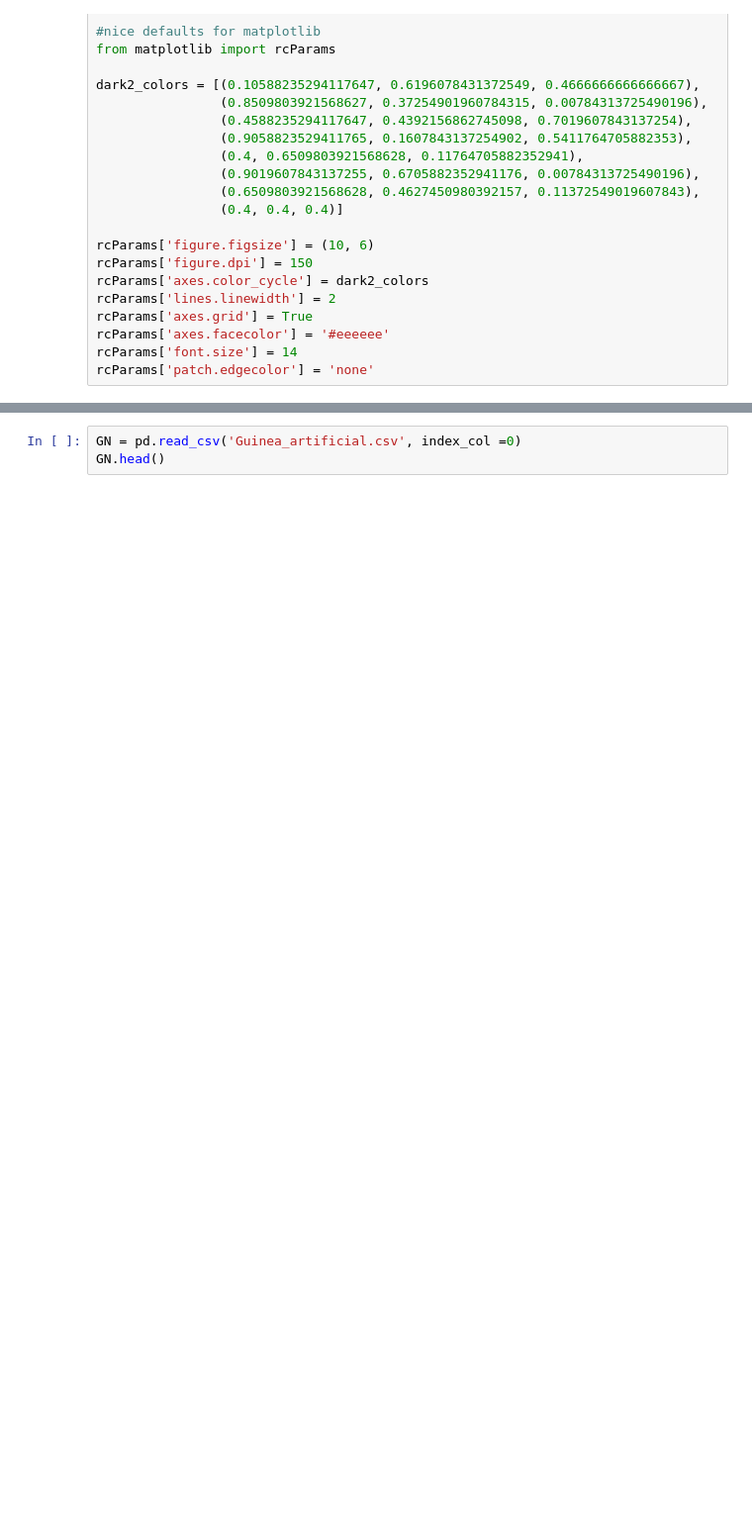
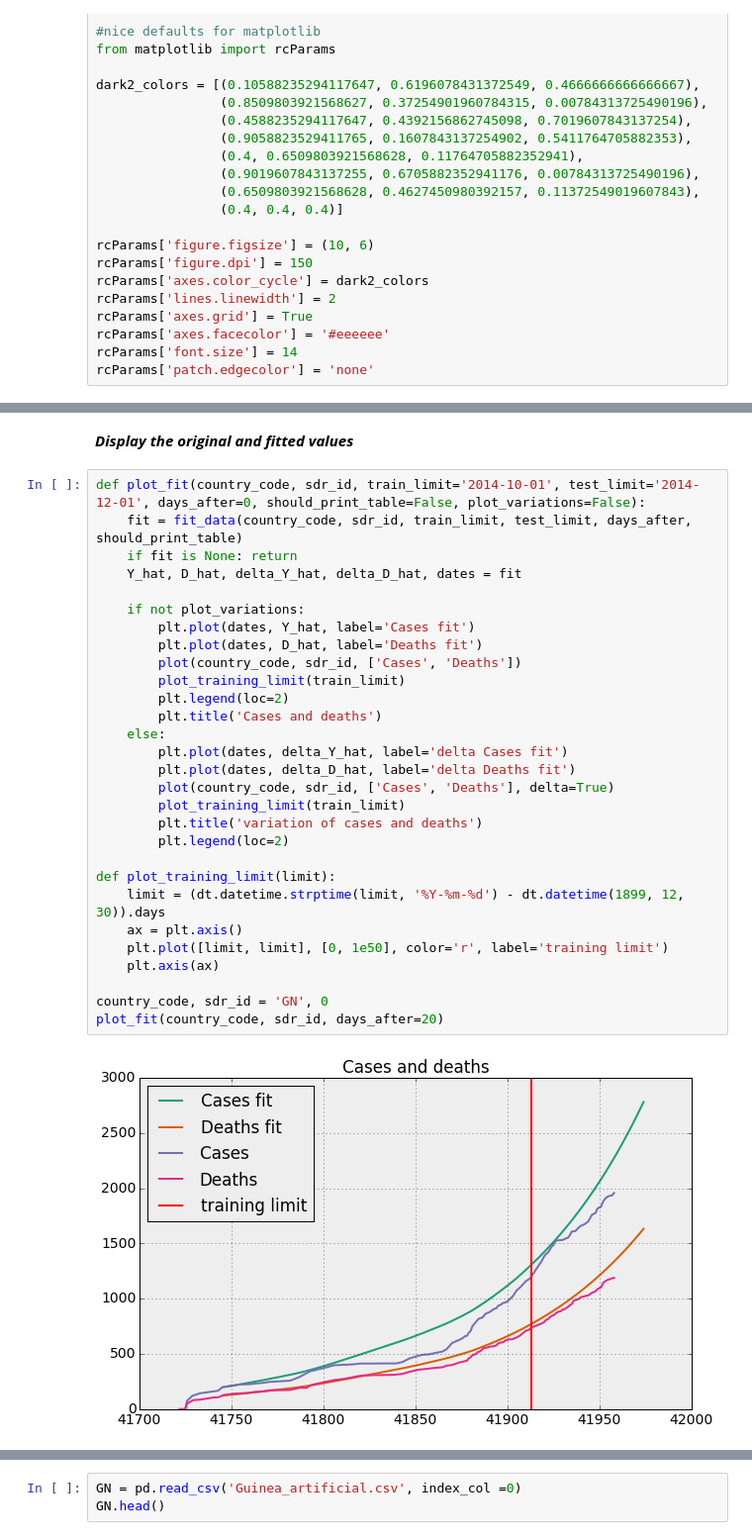
Before and after one commit to gsabran/data-science-project, a Jupyter notebook: code/timeseries.ipynb, the cells around one changed output, grey strips where cells are left out. Shown at 99% size. Cells and saved outputs as stored; diff of their text form; blank space fills up the shorter version.

```diff
--- a/code/timeseries.ipynb
+++ b/code/timeseries.ipynb
@@ -392,0 +472,33 @@ selected_regions.head()
+# %% [markdown]
+***Display the original and fitted values***
+# %%
+def plot_fit(country_code, sdr_id, train_limit='2014-10-01', test_limit='2014-12-01', days_after=0, should_print_table=False, plot_variations=False):
+    fit = fit_data(country_code, sdr_id, train_limit, test_limit, days_after, should_print_table)
+    if fit is None: return
+    Y_hat, D_hat, delta_Y_hat, delta_D_hat, dates = fit
+
+    if not plot_variations:
+        plt.plot(dates, Y_hat, label='Cases fit')
+        plt.plot(dates, D_hat, label='Deaths fit')
+        plot(country_code, sdr_id, ['Cases', 'Deaths'])
+        plot_training_limit(train_limit)
+        plt.legend(loc=2)
+        plt.title('Cases and deaths')
+    else:
+        plt.plot(dates, delta_Y_hat, label='delta Cases fit')
+        plt.plot(dates, delta_D_hat, label='delta Deaths fit')
+        plot(country_code, sdr_id, ['Cases', 'Deaths'], delta=True)
+        plot_training_limit(train_limit)
+        plt.title('variation of cases and deaths')
+        plt.legend(loc=2)
+
+def plot_training_limit(limit):
+    limit = (dt.datetime.strptime(limit, '%Y-%m-%d') - dt.datetime(1899, 12, 30)).days
+    ax = plt.axis()
+    plt.plot([limit, limit], [0, 1e50], color='r', label='training limit')
+    plt.axis(ax)
+
+country_code, sdr_id = 'GN', 0
+plot_fit(country_code, sdr_id, days_after=20)
+# %% [output]
+[figure, added]
```
Also changed, not shown: parts of 59 cells of this notebook, 1 other file.
